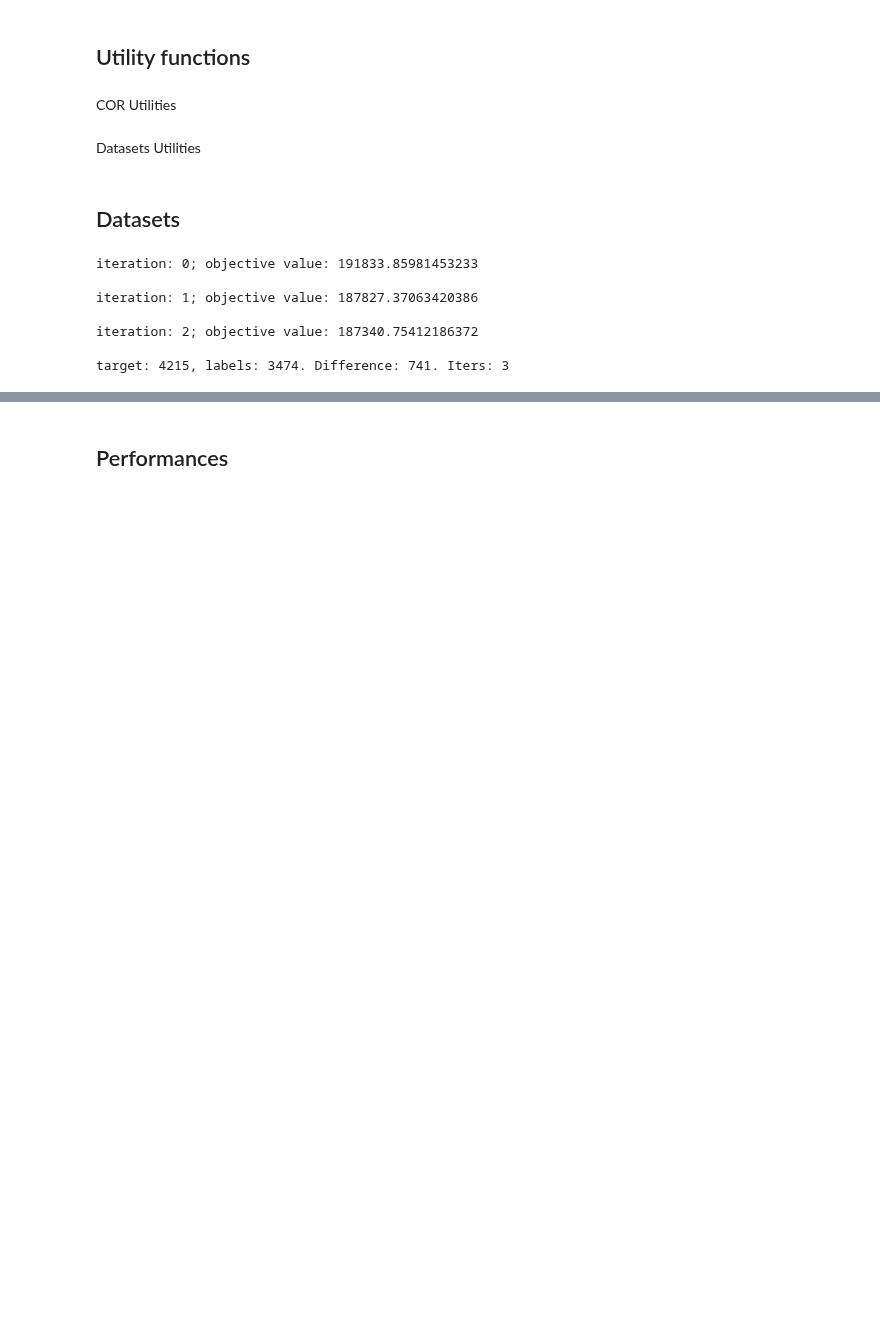
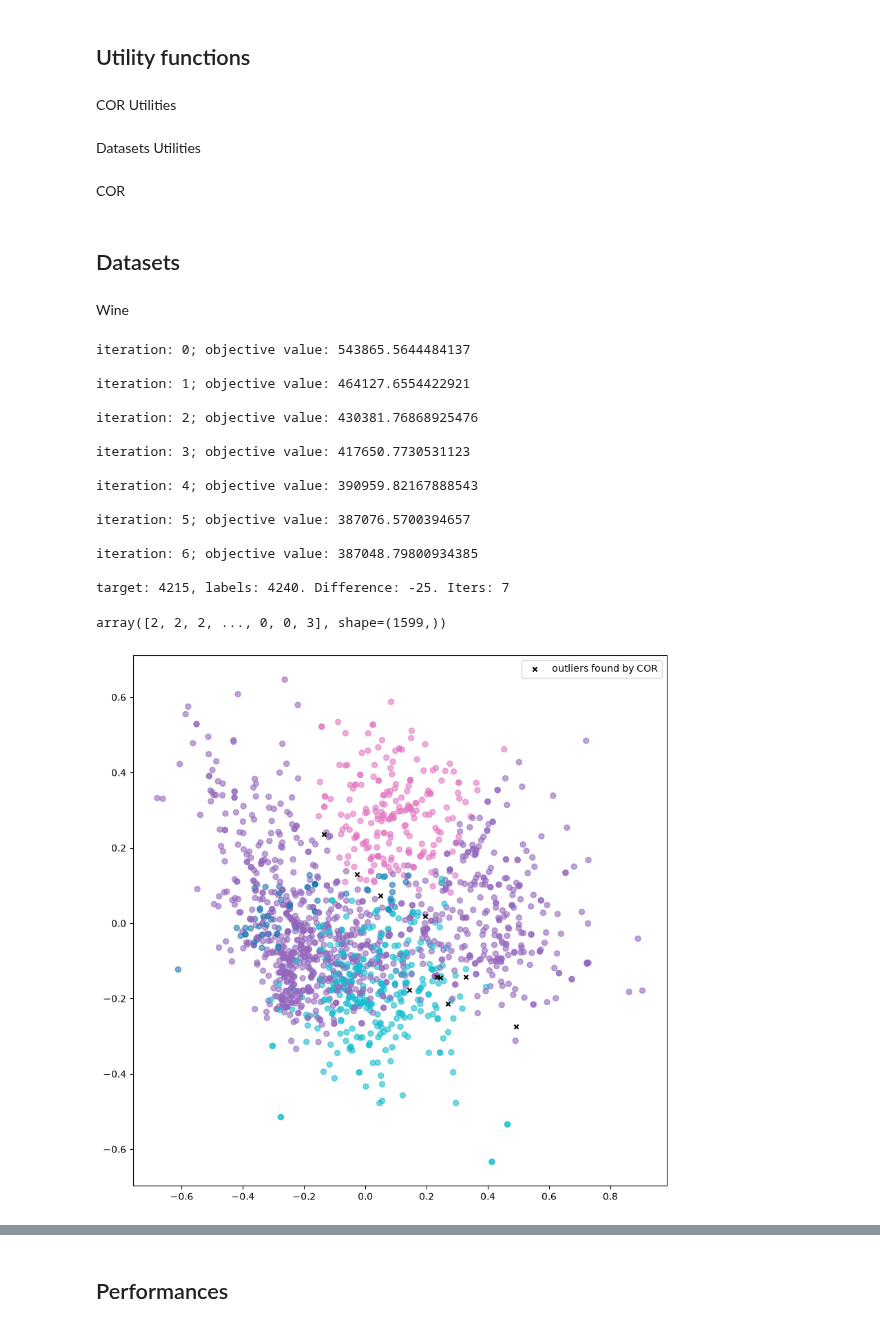
Before and after one commit to Ddav3/Clustering-with-Outlier-Removal-Implementation, a Jupyter notebook: COR.ipynb, the cells around one changed output, grey strips where cells are left out. Drawn from its saved outputs; the diff is of its cells as text; code cells hidden in the pictures; blank space fills up the shorter version.

```diff
--- a/COR.ipynb
+++ b/COR.ipynb
@@ -121,6 +128,35 @@ def compute_holoentropy(BB: np.ndarray,labels, centroids: np.ndarray) -> float:
     return result
 # %% [markdown]
 Datasets Utilities
+# %%
+def normalise_numeric(df: pd.DataFrame)-> pd.DataFrame:
+    for col in df.columns:
+        if df[col].dtype.kind not in "iuf":
+            print("Dataset is not fully numeric. Force quitted.")
+            return
+
+    min = df.min(axis = 0)
+    max = df.max(axis = 0)
+    range = (max - min).replace(0,1)
+    return (df - min)/(range)
+
+def plot_target_differences(target:np.ndarray, labels:np.ndarray):
+    plt.figure(figsize=(75,20))
+    plt.scatter(np.arange(0,len(target)), target-labels)
+    plt.plot(np.arange(0,len(target)), np.zeros(len(target)), color = "green", lw = 5)
+    plt.show()
+
+def PCA_scatter_plot(df: pd.DataFrame, labels: np.ndarray):
+    p = PCA(2).fit_transform(df)
+    inliers_mask = labels>=0
+    plt.figure(figsize=(10,10))
+    plt.scatter(p[inliers_mask,0], p[inliers_mask,1], c = labels[inliers_mask], cmap = "tab10", s = 33, alpha = 0.6)
+    plt.scatter(p[labels ==-1, 0], p[labels ==-1, 1], marker = "x", c = "black", s = 20, label = "outliers found by COR")
+    # plt.scatter(p[true_outliers, 0], p[true_outliers, 1], facecolors="none", edgecolors="red",
+    #               s=70, label="real outliers")
+    plt.legend()
+# %% [markdown]
+COR
 # %%
 def COR(X: pd.DataFrame, K: int, o:int, r:int)-> tuple[np.ndarray, float, dict] | dict:
     """
@@ -159,33 +195,37 @@ def COR(X: pd.DataFrame, K: int, o:int, r:int)-> tuple[np.ndarray, float, dict]
     return c_labels, obj_value, run_statistics
 # %% [markdown]
 ## Datasets
+# %% [markdown]
+Wine
 # %%
 red_wine_quality = pd.read_csv("datasets/wine+quality/winequality-red.csv",delimiter=";")
 
-# parts = generate_basic_partitions(red_wine_quality, 10,k_max=5)
-# B, B_tilde = build_binary_matrices(parts)
-# BB = np.hstack([B,B_tilde])
-# BB.shape
-# centr = generate_centroids(BB,4)
-# labels, min_distances = compute_kl_distances(BB,centr)
-# out =extract_outliers(min_distances, 100)
-# labels[out] = -1
-# compute_holoentropy(BB, labels,centr)
-
 target = red_wine_quality["quality"].to_numpy()
 red_wine_quality.drop("quality",axis=1, inplace=True)
+target = target - min(target)
 
-target = target - min(target)
+red_wine_quality = normalise_numeric(red_wine_quality)
 labels, obj, stats = COR(red_wine_quality,len(np.unique(target)),10, 100)
 
-sum(target-labels)
+print(f"target: {sum(target)}, labels: {sum(labels)}. Difference: {sum(target-labels)}. Iters: {stats["n_iterations"]}")
 
-print(f"target: {sum(target)}, labels: {sum(labels)}. Difference: {sum(target-labels)}. Iters: {stats["n_iterations"]}")
+PCA_scatter_plot(red_wine_quality, labels)
+labels
 # %% [output]
-iteration: 0; objective value: 191833.85981453233
+iteration: 0; objective value: 543865.5644484137
 
-iteration: 1; objective value: 187827.37063420386
+iteration: 1; objective value: 464127.6554422921
 
-iteration: 2; objective value: 187340.75412186372
+iteration: 2; objective value: 430381.76868925476
 
-target: 4215, labels: 3474. Difference: 741. Iters: 3
+iteration: 3; objective value: 417650.7730531123
+
+iteration: 4; objective value: 390959.82167888543
+
+iteration: 5; objective value: 387076.5700394657
+
+iteration: 6; objective value: 387048.79800934385
+
+target: 4215, labels: 4240. Difference: -25. Iters: 7
+array([2, 2, 2, ..., 0, 0, 3], shape=(1599,))
+[figure, added]
```
Also changed, not shown: parts of 6 cells of this notebook, 1 other file.
